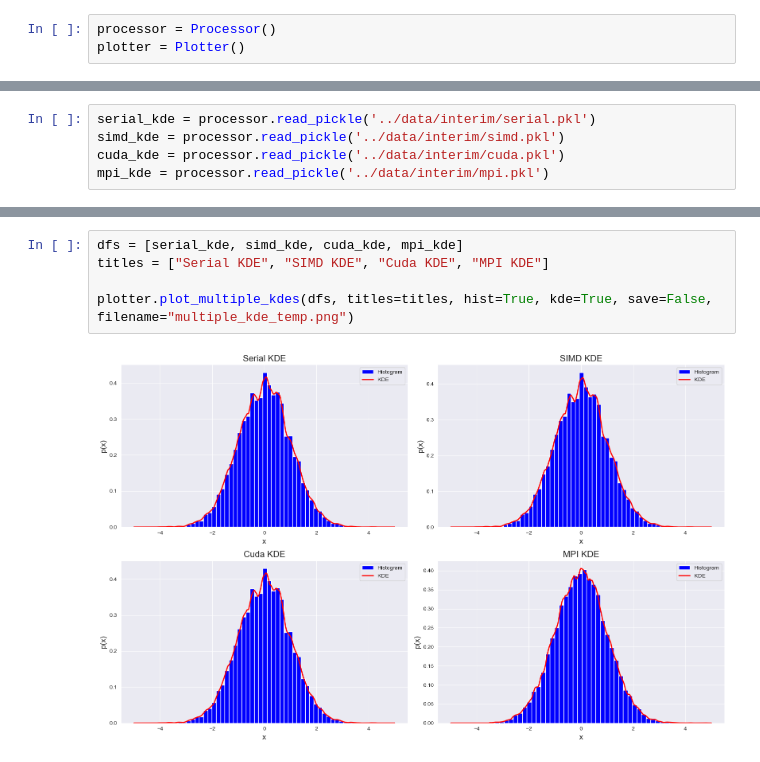
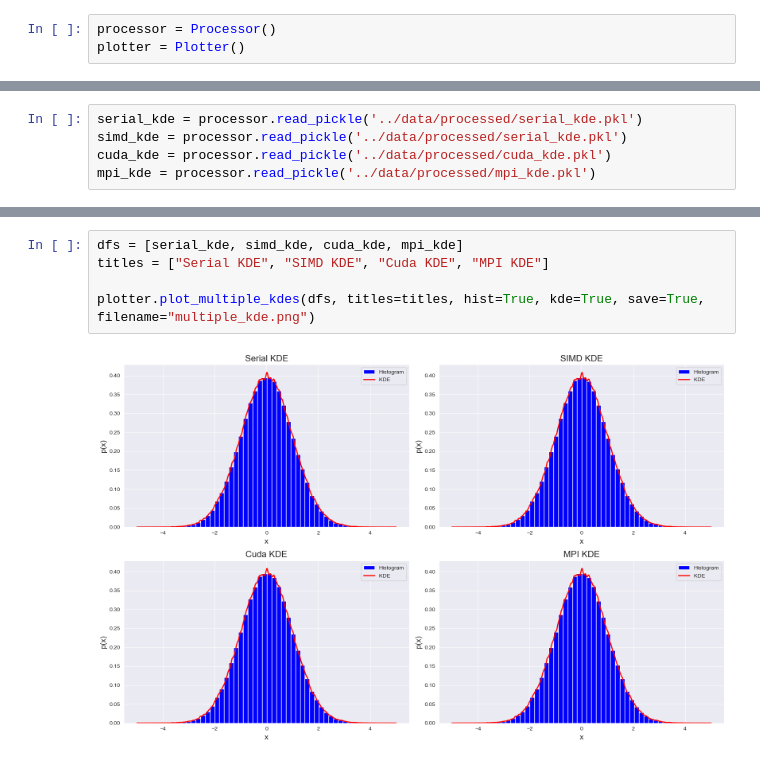
Before and after one commit to namo626/pkde, a Jupyter notebook: notebooks/report_plots.ipynb, the cells around one changed output, grey strips where cells are left out. Saved outputs shown, nothing was run; the diff lists cells and outputs as text.

```diff
--- a/notebooks/report_plots.ipynb
+++ b/notebooks/report_plots.ipynb
@@ -11,5 +17,5 @@ plotter = Plotter()
 # %%
-serial_kde = processor.read_pickle('../data/interim/serial.pkl')
-simd_kde = processor.read_pickle('../data/interim/simd.pkl')
-cuda_kde = processor.read_pickle('../data/interim/cuda.pkl')
-mpi_kde = processor.read_pickle('../data/interim/mpi.pkl')
+serial_kde = processor.read_pickle('../data/processed/serial_kde.pkl')
+simd_kde = processor.read_pickle('../data/processed/serial_kde.pkl')
+cuda_kde = processor.read_pickle('../data/processed/cuda_kde.pkl')
+mpi_kde = processor.read_pickle('../data/processed/mpi_kde.pkl')
@@ -32,7 +32,7 @@ plotter.plot_single_kde(mpi_kde, "MPI Implementation", hist=True, rug=True, kde=
 # %%
 dfs = [serial_kde, simd_kde, cuda_kde, mpi_kde]
 titles = ["Serial KDE", "SIMD KDE", "Cuda KDE", "MPI KDE"]
 
-plotter.plot_multiple_kdes(dfs, titles=titles, hist=True, kde=True, save=False, filename="multiple_kde_temp.png")
+plotter.plot_multiple_kdes(dfs, titles=titles, hist=True, kde=True, save=True, filename="multiple_kde.png")
 # %% [output]
-[figure, old version]
+[figure, new version]
```
Also changed, not shown: parts of 22 cells of this notebook, 39 other files.
